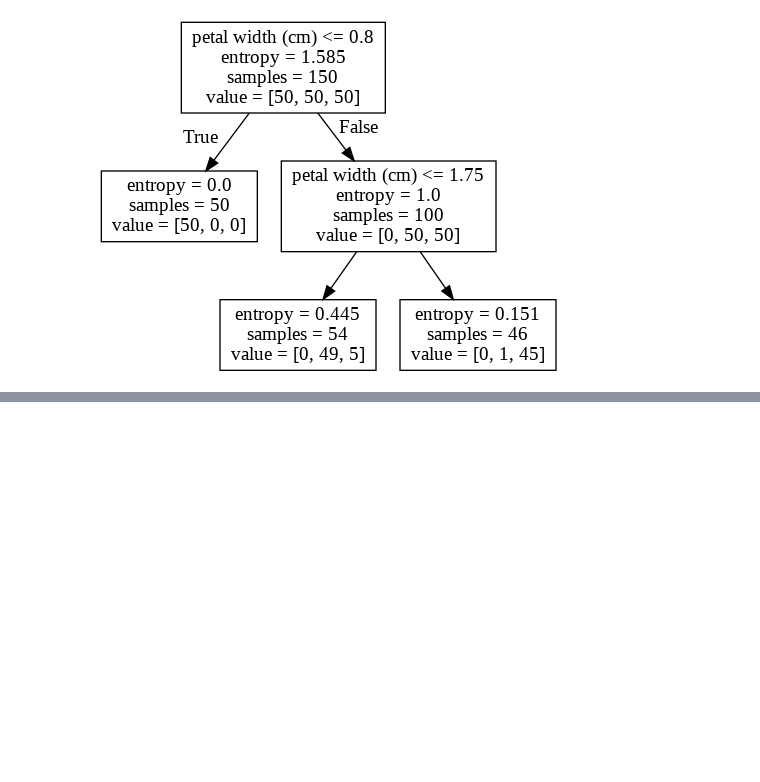
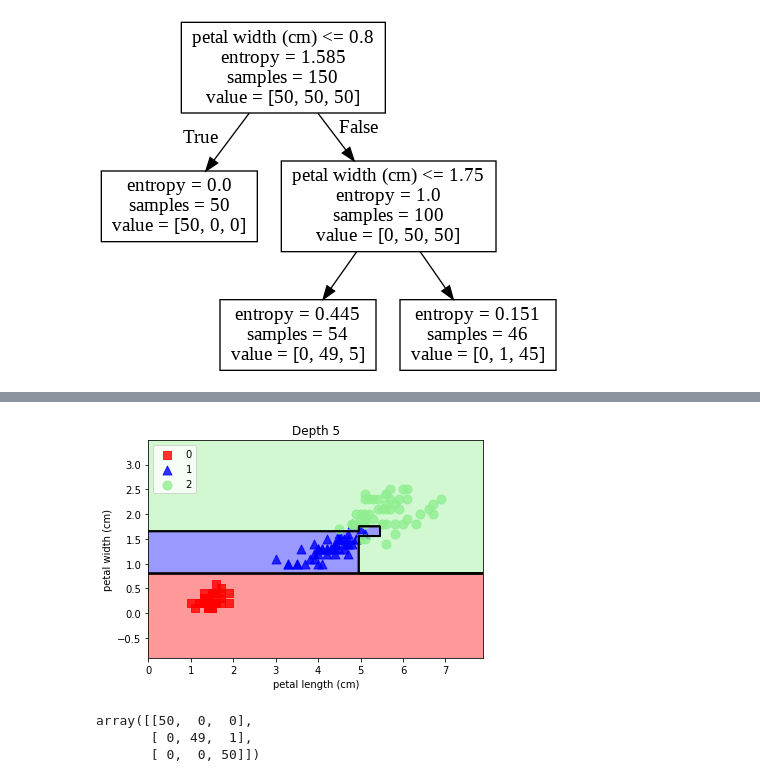
Before and after one commit to choisooyeon007/hello-world, a Jupyter notebook: study_DecisionTree.ipynb, the cells around one changed output, grey strips where cells are left out. Drawn from its saved outputs; the diff is of its cells as text; code cells hidden in the pictures; blank space fills up the shorter version.

```diff
--- a/study_DecisionTree.ipynb
+++ b/study_DecisionTree.ipynb
@@ -98,0 +105,11 @@ array([[50,  0,  0],
+# %%
+plot_decision_regions(X, y, tree5, "Depth 5")
+plt.show()
+# %% [output]
+[figure, added]
+# %%
+confusion_matrix(y, tree5.predict(X))
+# %% [output]
+array([[50,  0,  0],
+       [ 0, 49,  1],
+       [ 0,  0, 50]])
```
Also changed, not shown: parts of 6 cells of this notebook.
